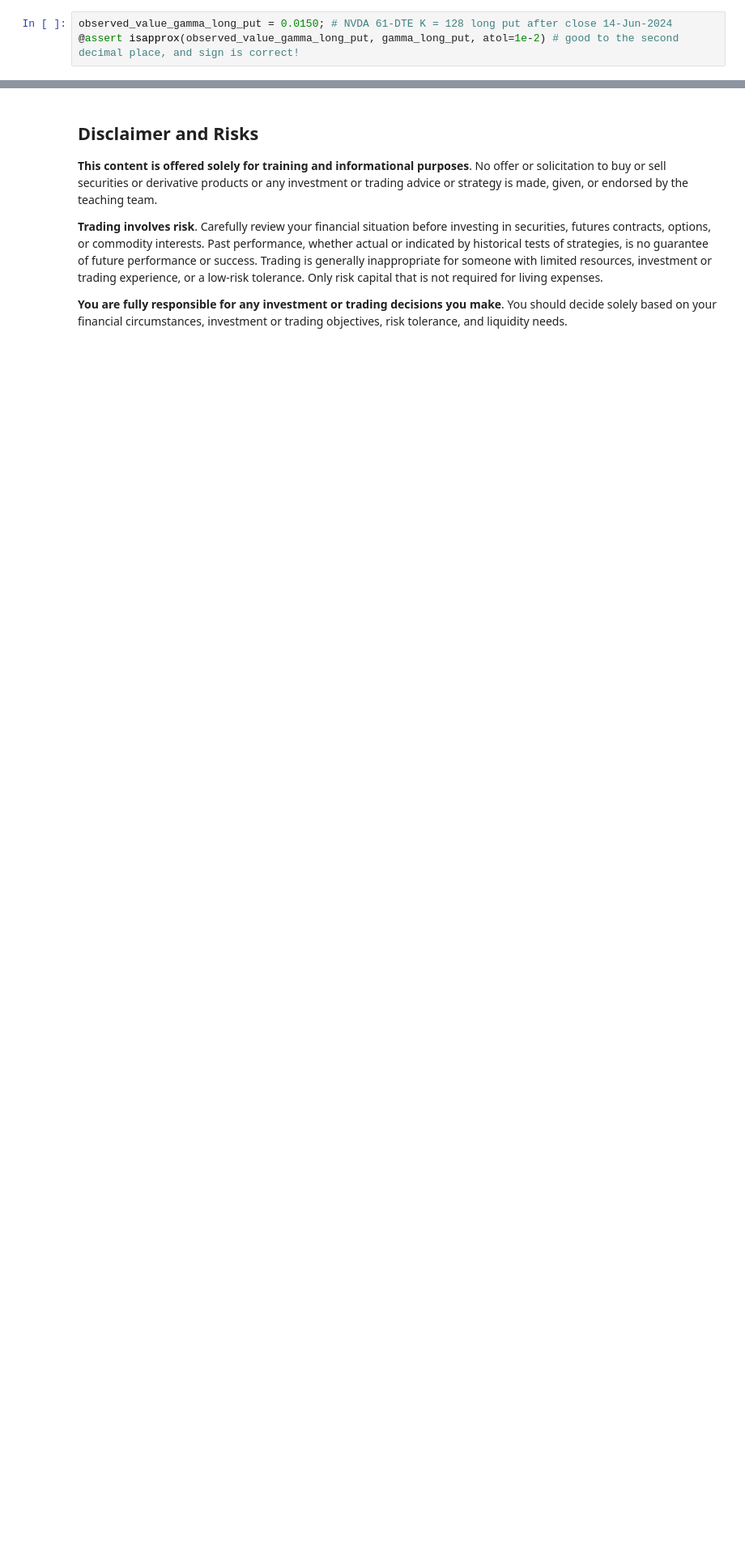
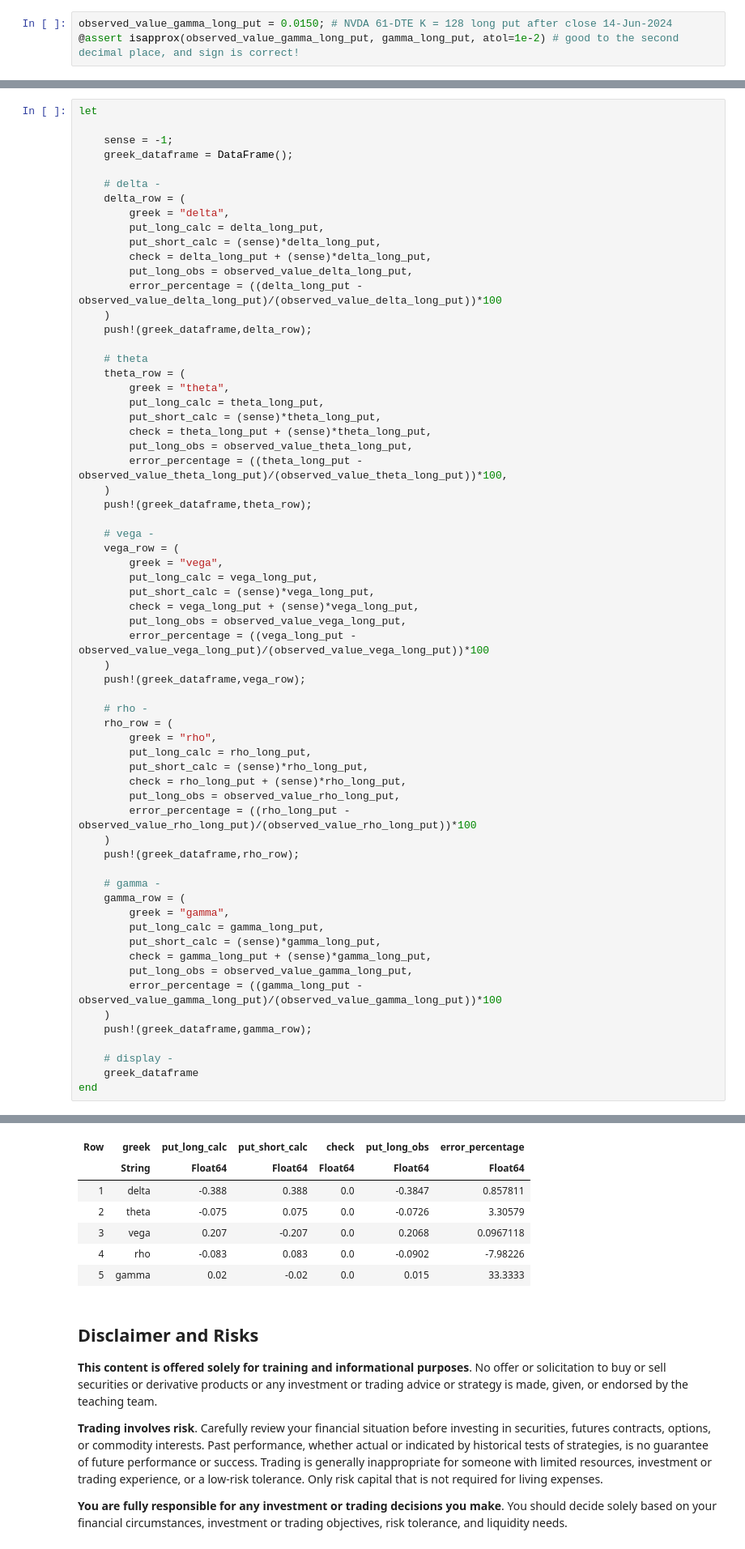
Before and after one commit to varnerlab/CHEME-130-eCornell-Repository, a Jupyter notebook: courses/CHEME-134/module-3/CHEME-134-Module-3-WorkedExample.ipynb, the cells around one changed output, grey strips where cells are left out. Shown at 81% size. Saved outputs shown, nothing was run; the diff lists cells and outputs as text; blank space fills up the shorter version.

```diff
--- a/courses/CHEME-134/module-3/CHEME-134-Module-3-WorkedExample.ipynb
+++ b/courses/CHEME-134/module-3/CHEME-134-Module-3-WorkedExample.ipynb
@@ -412,0 +411,65 @@ end
+# %%
+let
+
+    sense = -1;
+    greek_dataframe = DataFrame();
+
+    # delta -
+    delta_row = (
+        greek = "delta",
+        put_long_calc = delta_long_put,
+        put_short_calc = (sense)*delta_long_put,
+        check = delta_long_put + (sense)*delta_long_put,
+        put_long_obs = observed_value_delta_long_put,
+        error_percentage = ((delta_long_put - observed_value_delta_long_put)/(observed_value_delta_long_put))*100
+    )
+    push!(greek_dataframe,delta_row);
+
+    # theta
+    theta_row = (
+        greek = "theta",
+        put_long_calc = theta_long_put,
+        put_short_calc = (sense)*theta_long_put,
+        check = theta_long_put + (sense)*theta_long_put,
+        put_long_obs = observed_value_theta_long_put,
+        error_percentage = ((theta_long_put - observed_value_theta_long_put)/(observed_value_theta_long_put))*100,
+    )
+    push!(greek_dataframe,theta_row);
+
+    # vega -
+    vega_row = (
+        greek = "vega",
+        put_long_calc = vega_long_put,
+        put_short_calc = (sense)*vega_long_put,
+        check = vega_long_put + (sense)*vega_long_put,
+        put_long_obs = observed_value_vega_long_put,
+        error_percentage = ((vega_long_put - observed_value_vega_long_put)/(observed_value_vega_long_put))*100
+    )
+    push!(greek_dataframe,vega_row);
+
+    # rho -
+    rho_row = (
+        greek = "rho",
+        put_long_calc = rho_long_put,
+        put_short_calc = (sense)*rho_long_put,
+        check = rho_long_put + (sense)*rho_long_put,
+        put_long_obs = observed_value_rho_long_put,
+        error_percentage = ((rho_long_put - observed_value_rho_long_put)/(observed_value_rho_long_put))*100
+    )
+    push!(greek_dataframe,rho_row);
+
+    # gamma -
+    gamma_row = (
+        greek = "gamma",
+        put_long_calc = gamma_long_put,
+        put_short_calc = (sense)*gamma_long_put,
+        check = gamma_long_put + (sense)*gamma_long_put,
+        put_long_obs = observed_value_gamma_long_put,
+        error_percentage = ((gamma_long_put - observed_value_gamma_long_put)/(observed_value_gamma_long_put))*100
+    )
+    push!(greek_dataframe,gamma_row);
+
+    # display -
+    greek_dataframe
+end
+# %% [output]
@@ -413,3 +477,10 @@ end
+| Row | greek | put_long_calc | put_short_calc | check | put_long_obs | error_percentage |
+|  | String | Float64 | Float64 | Float64 | Float64 | Float64 |
+| 1 | delta | -0.388 | 0.388 | 0.0 | -0.3847 | 0.857811 |
+| 2 | theta | -0.075 | 0.075 | 0.0 | -0.0726 | 3.30579 |
+| 3 | vega | 0.207 | -0.207 | 0.0 | 0.2068 | 0.0967118 |
+| 4 | rho | -0.083 | 0.083 | 0.0 | -0.0902 | -7.98226 |
+| 5 | gamma | 0.02 | -0.02 | 0.0 | 0.015 | 33.3333 |
 # %% [markdown]
 ## Disclaimer and Risks
 __This content is offered solely for training and informational purposes__. No offer or solicitation to buy or sell securities or derivative products or any investment or trading advice or strategy is made, given, or endorsed by the teaching team.
```
Also changed, not shown: parts of 5 cells of this notebook, 3 other files.
